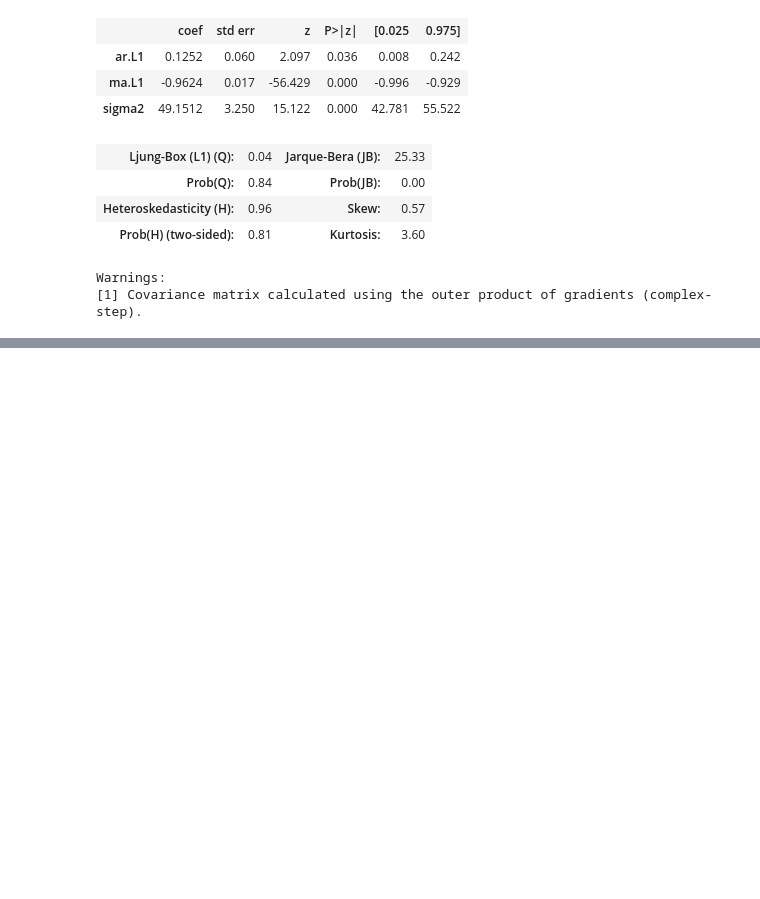
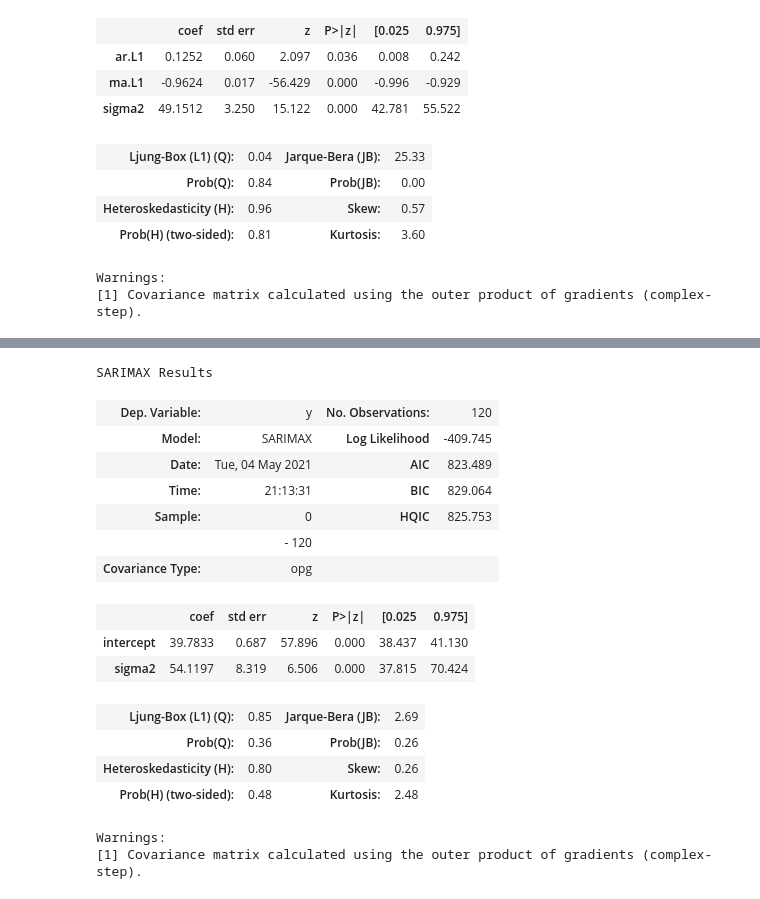
Before and after one commit to kromerh/coincaster, a Jupyter notebook: 04.Analysis/07 ARIMA.ipynb, the cells around one changed output, grey strips where cells are left out. Saved outputs shown, nothing was run; the diff lists cells and outputs as text; code cells hidden in the pictures; blank space fills up the shorter version.

```diff
--- a/04.Analysis/07 ARIMA.ipynb
+++ b/04.Analysis/07 ARIMA.ipynb
@@ -279,0 +364,22 @@ Warnings:
+# %%
+auto_arima(df1['Births'],
+          seasonal=False
+          ).summary()
+# %% [output]
+SARIMAX Results
+| Dep. Variable: | y | No. Observations: | 120 |
+| Model: | SARIMAX | Log Likelihood | -409.745 |
+| Date: | Tue, 04 May 2021 | AIC | 823.489 |
+| Time: | 21:13:31 | BIC | 829.064 |
+| Sample: | 0 | HQIC | 825.753 |
+|  | - 120 |  |  |
+| Covariance Type: | opg |  |  |
+|  | coef | std err | z | P>|z| | [0.025 | 0.975] |
+| intercept | 39.7833 | 0.687 | 57.896 | 0.000 | 38.437 | 41.130 |
+| sigma2 | 54.1197 | 8.319 | 6.506 | 0.000 | 37.815 | 70.424 |
+| Ljung-Box (L1) (Q): | 0.85 | Jarque-Bera (JB): | 2.69 |
+| Prob(Q): | 0.36 | Prob(JB): | 0.26 |
+| Heteroskedasticity (H): | 0.80 | Skew: | 0.26 |
+| Prob(H) (two-sided): | 0.48 | Kurtosis: | 2.48 |
+Warnings:
+[1] Covariance matrix calculated using the outer product of gradients (complex-step).
```
Also changed, not shown: parts of 50 cells of this notebook, 2 other files.
